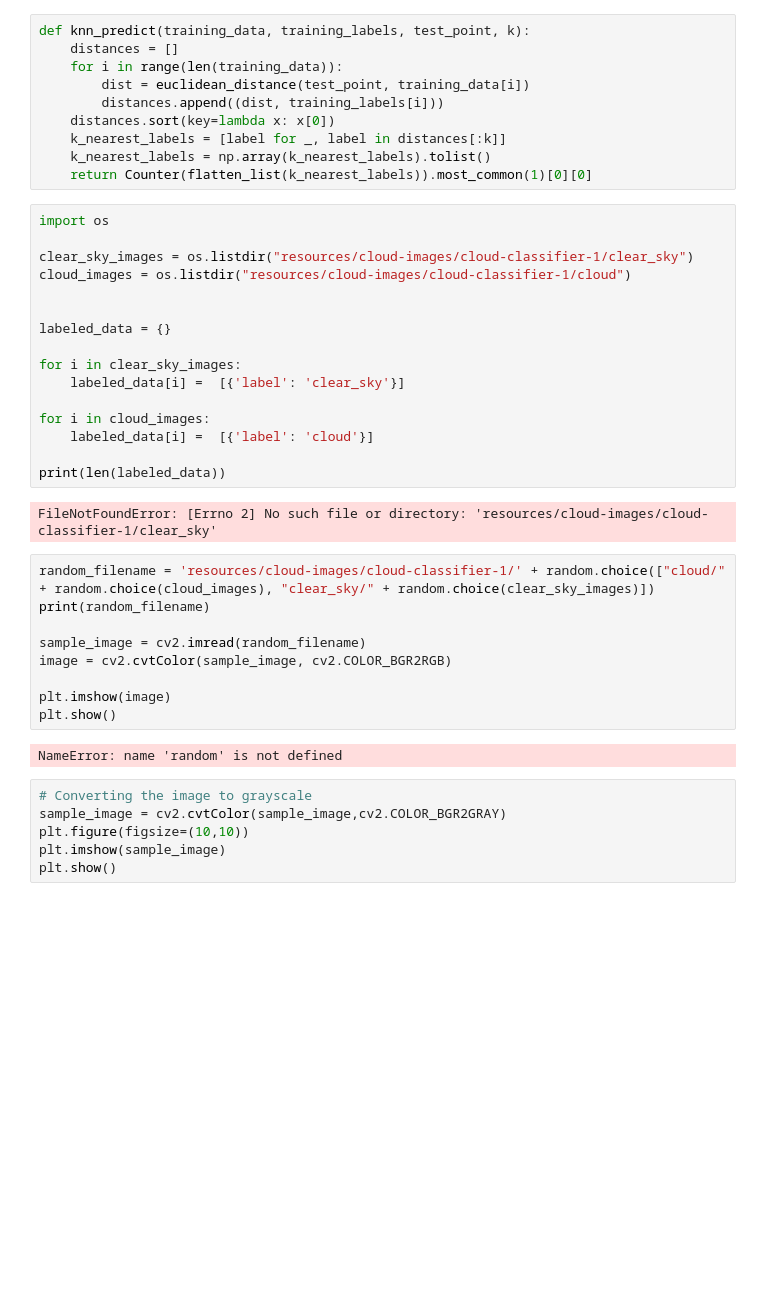
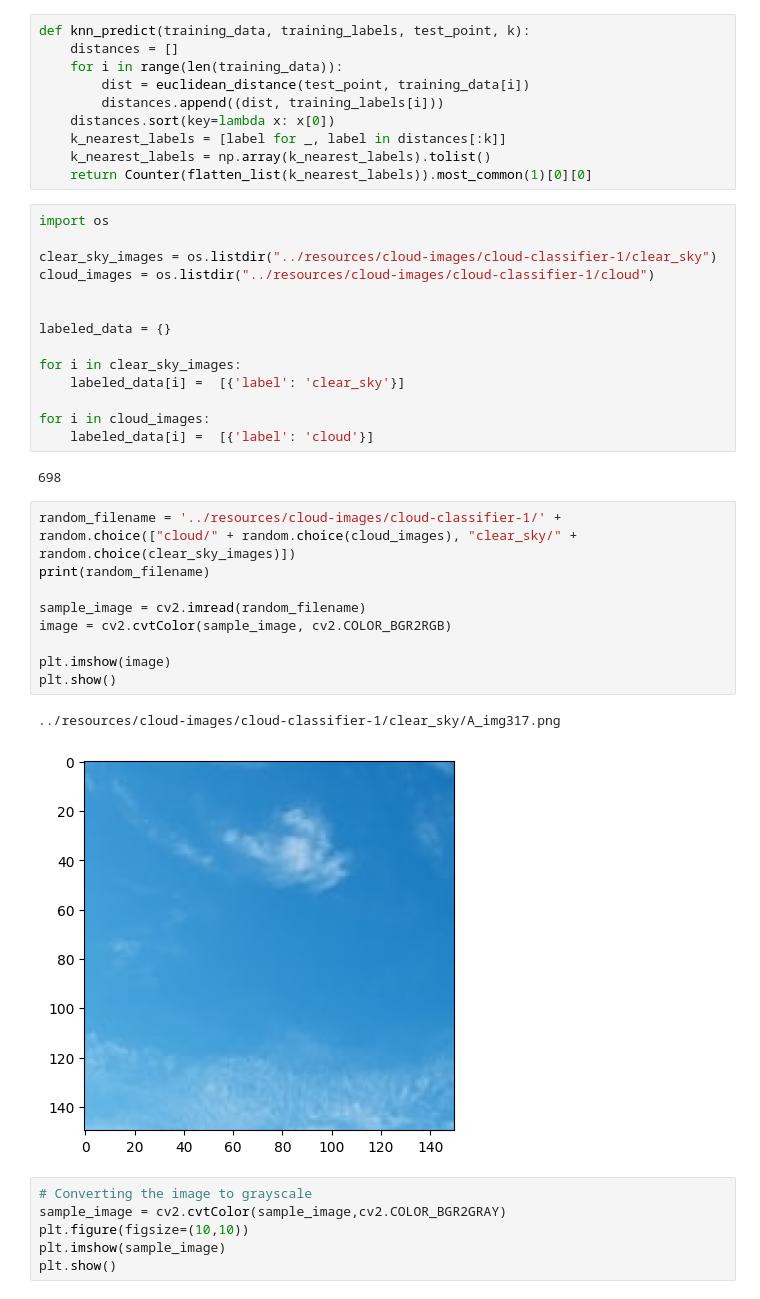
Before and after one commit to LucasNseyep/belle-weder, a Jupyter notebook: belle-weder-vision/belle-weder-binary-knn.ipynb, the cells around one changed output. Saved outputs shown, nothing was run; the diff lists cells and outputs as text; blank space fills up the shorter version.

Commit message:
adjusted all paths to new directory org

```diff
--- a/belle-weder-vision/belle-weder-binary-knn.ipynb
+++ b/belle-weder-vision/belle-weder-binary-knn.ipynb
@@ -37,8 +37,8 @@ def knn_predict(training_data, training_labels, test_point, k):
 # %%
 import os
 
-clear_sky_images = os.listdir("resources/cloud-images/cloud-classifier-1/clear_sky")
-cloud_images = os.listdir("resources/cloud-images/cloud-classifier-1/cloud")
+clear_sky_images = os.listdir("../resources/cloud-images/cloud-classifier-1/clear_sky")
+cloud_images = os.listdir("../resources/cloud-images/cloud-classifier-1/cloud")
 
 
 labeled_data = {}
@@ -48,21 +48,20 @@ for i in clear_sky_images:
 
 for i in cloud_images:
     labeled_data[i] =  [{'label': 'cloud'}]
-
-print(len(labeled_data))
 # %% [output]
-FileNotFoundError: [Errno 2] No such file or directory: 'resources/cloud-images/cloud-classifier-1/clear_sky'
+698
 # %%
-random_filename = 'resources/cloud-images/cloud-classifier-1/' + random.choice(["cloud/" + random.choice(cloud_images), "clear_sky/" + random.choice(clear_sky_images)])
+random_filename = '../resources/cloud-images/cloud-classifier-1/' + random.choice(["cloud/" + random.choice(cloud_images), "clear_sky/" + random.choice(clear_sky_images)])
 print(random_filename)
 
 sample_image = cv2.imread(random_filename)
 image = cv2.cvtColor(sample_image, cv2.COLOR_BGR2RGB)
 
 plt.imshow(image)
 plt.show()
 # %% [output]
-NameError: name 'random' is not defined
+../resources/cloud-images/cloud-classifier-1/clear_sky/A_img317.png
+[figure, added]
 # %%
 # Converting the image to grayscale
 sample_image = cv2.cvtColor(sample_image,cv2.COLOR_BGR2GRAY)
```
Also changed, not shown: 5 other files.
